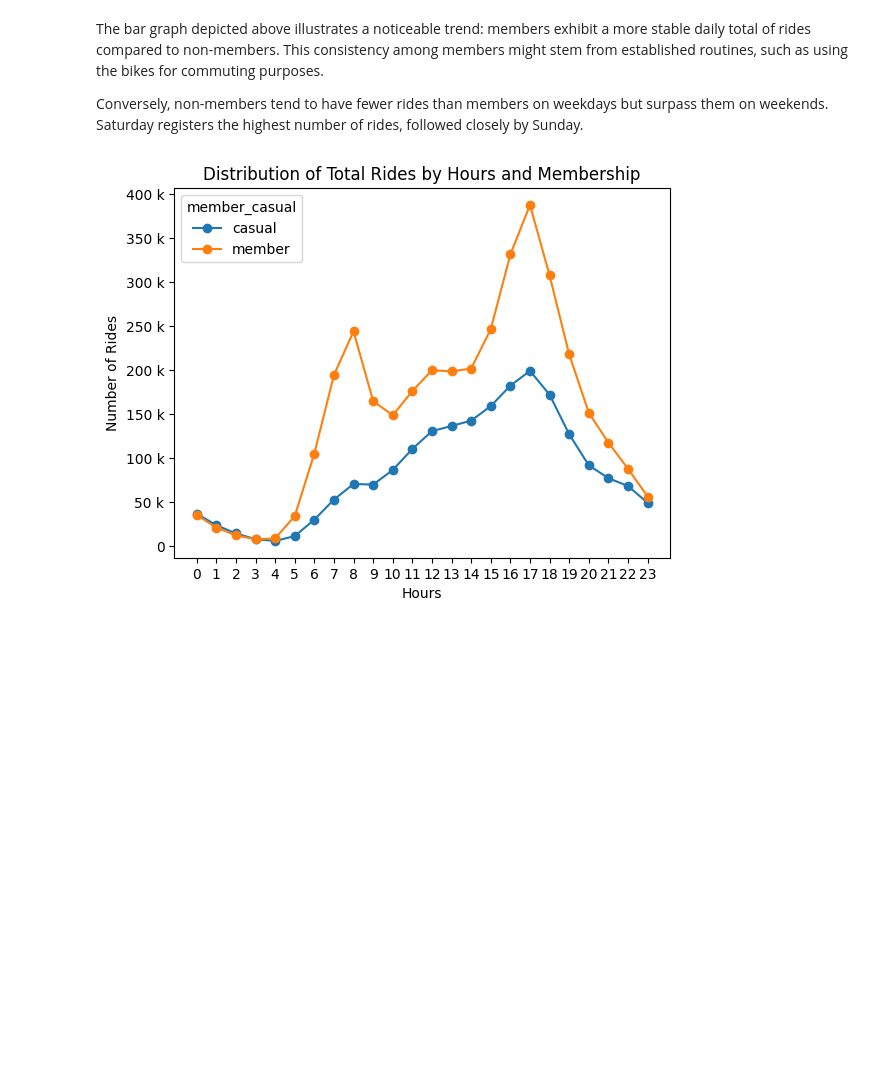
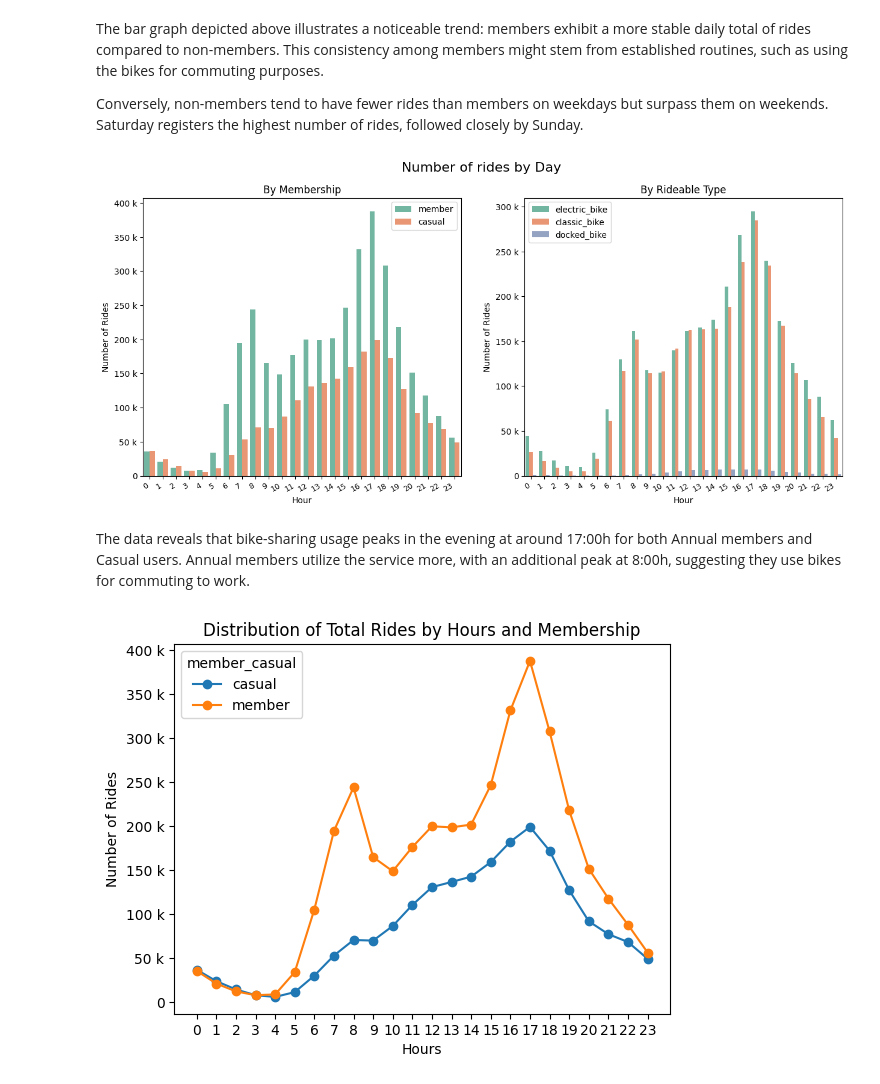
Before and after one commit to baguilar6174/data-analysis-cyclisticBike, a Jupyter notebook: notebook.ipynb, the cells around one changed output. Saved outputs shown, nothing was run; the diff lists cells and outputs as text; code cells hidden in the pictures; blank space fills up the shorter version.

```diff
--- a/notebook.ipynb
+++ b/notebook.ipynb
@@ -611,6 +632,27 @@ plt.show()
 The bar graph depicted above illustrates a noticeable trend: members exhibit a more stable daily total of rides compared to non-members. This consistency among members might stem from established routines, such as using the bikes for commuting purposes.
 
 Conversely, non-members tend to have fewer rides than members on weekdays but surpass them on weekends. Saturday registers the highest number of rides, followed closely by Sunday.
+# %%
+# Explore how members and causal riders ride differently on a daily basis
+
+fig, axes = plt.subplots(nrows=1, ncols=2, figsize=(15, 6))
+fig.suptitle("Number of rides by Day", fontsize=16)
+sns.countplot(data=divvy_df, x='ride_start_hour', hue="member_casual", ax=axes[0], palette = "Set2")
+sns.countplot(data=divvy_df, x='ride_start_hour', hue="rideable_type", ax=axes[1], palette = "Set2")
+
+axes[0].set_title('By Membership')
+axes[1].set_title('By Rideable Type')
+for ax in axes:
+    ax.set_ylabel("Number of Rides")
+    ax.set_xlabel("Hour")
+    ax.legend(loc="best")
+    ax.yaxis.set_major_formatter(ticker.EngFormatter())
+    ax.set_xticklabels(ax.get_xticklabels(), rotation=30, ha='right', fontsize=9)
+plt.show()
+# %% [output]
+[figure, added]
+# %% [markdown]
+The data reveals that bike-sharing usage peaks in the evening at around 17:00h for both Annual members and Casual users. Annual members utilize the service more, with an additional peak at 8:00h, suggesting they use bikes for commuting to work.
 # %%
 # Explore distribution of Total Rides by Hours and Membership
 
```
Also changed, not shown: parts of 4 cells of this notebook.
